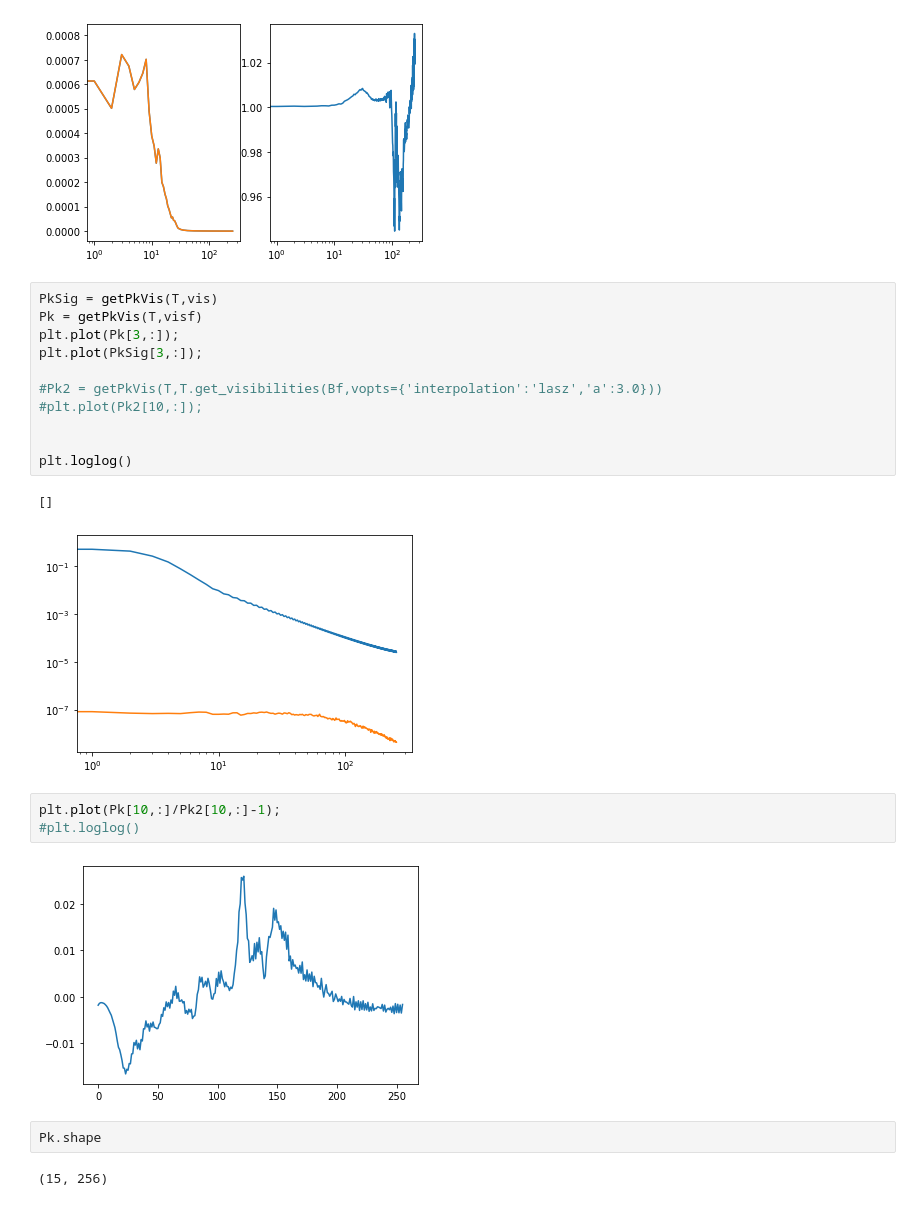
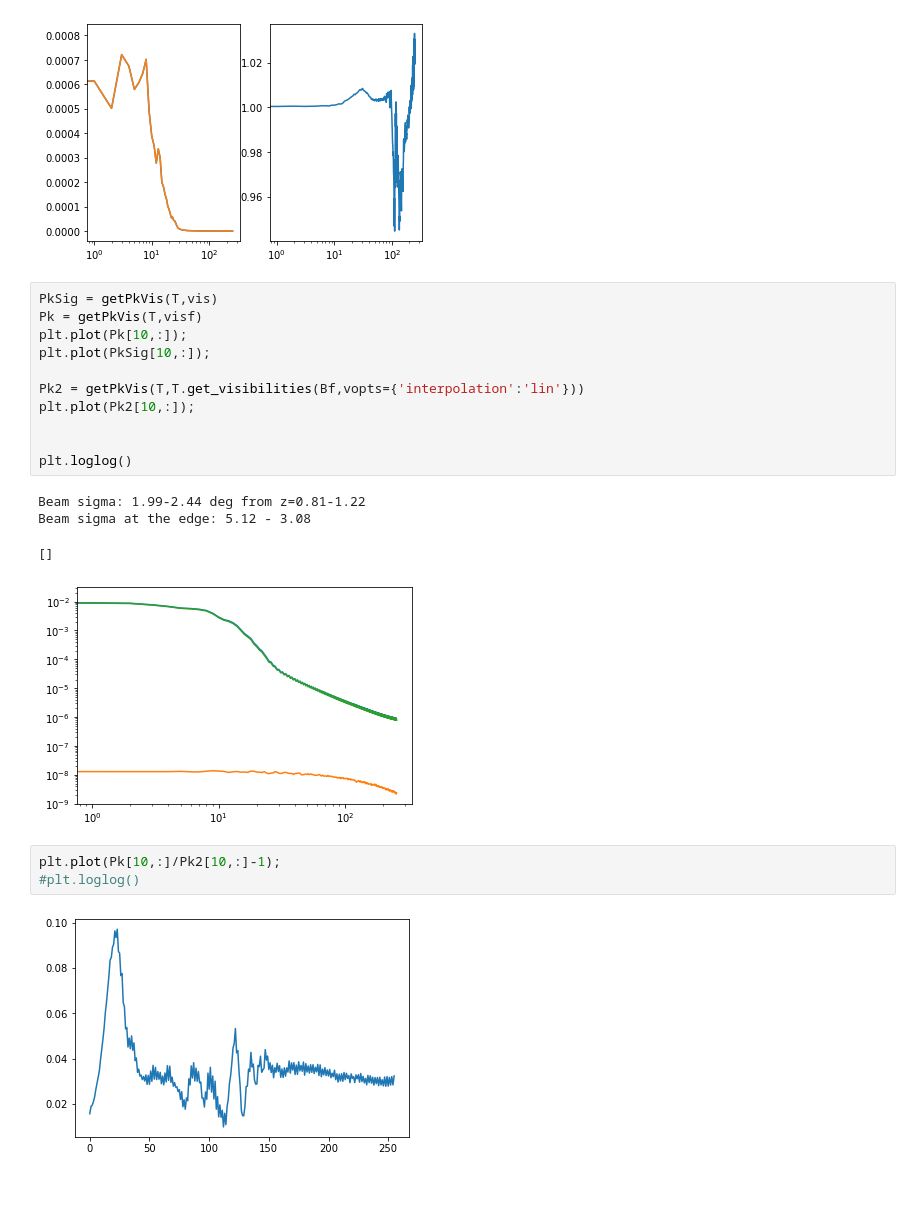
Before and after one commit to radiohep/imcurio, a Jupyter notebook: notebooks/wedge.ipynb, the cells around one changed output. Cells and saved outputs as stored; diff of their text form.

```diff
--- a/notebooks/wedge.ipynb
+++ b/notebooks/wedge.ipynb
@@ -70,23 +70,21 @@ Beam sigma at the edge: 5.12 - 3.08
 # %%
 PkSig = getPkVis(T,vis)
 Pk = getPkVis(T,visf)
-plt.plot(Pk[3,:]);
-plt.plot(PkSig[3,:]);
+plt.plot(Pk[10,:]);
+plt.plot(PkSig[10,:]);
 
-#Pk2 = getPkVis(T,T.get_visibilities(Bf,vopts={'interpolation':'lasz','a':3.0}))
-#plt.plot(Pk2[10,:]);
+Pk2 = getPkVis(T,T.get_visibilities(Bf,vopts={'interpolation':'lin'}))
+plt.plot(Pk2[10,:]);
 
 
 plt.loglog()
 # %% [output]
-[]
+Beam sigma: 1.99-2.44 deg from z=0.81-1.22
+Beam sigma at the edge: 5.12 - 3.08
+[]
-[figure, old version]
+[figure, new version]
 # %%
 plt.plot(Pk[10,:]/Pk2[10,:]-1);
 #plt.loglog()
 # %% [output]
-[figure, old version]
+[figure, new version]
-# %%
-Pk.shape
-# %% [output]
-(15, 256)
```
Also changed, not shown: parts of 1 cell of this notebook.
